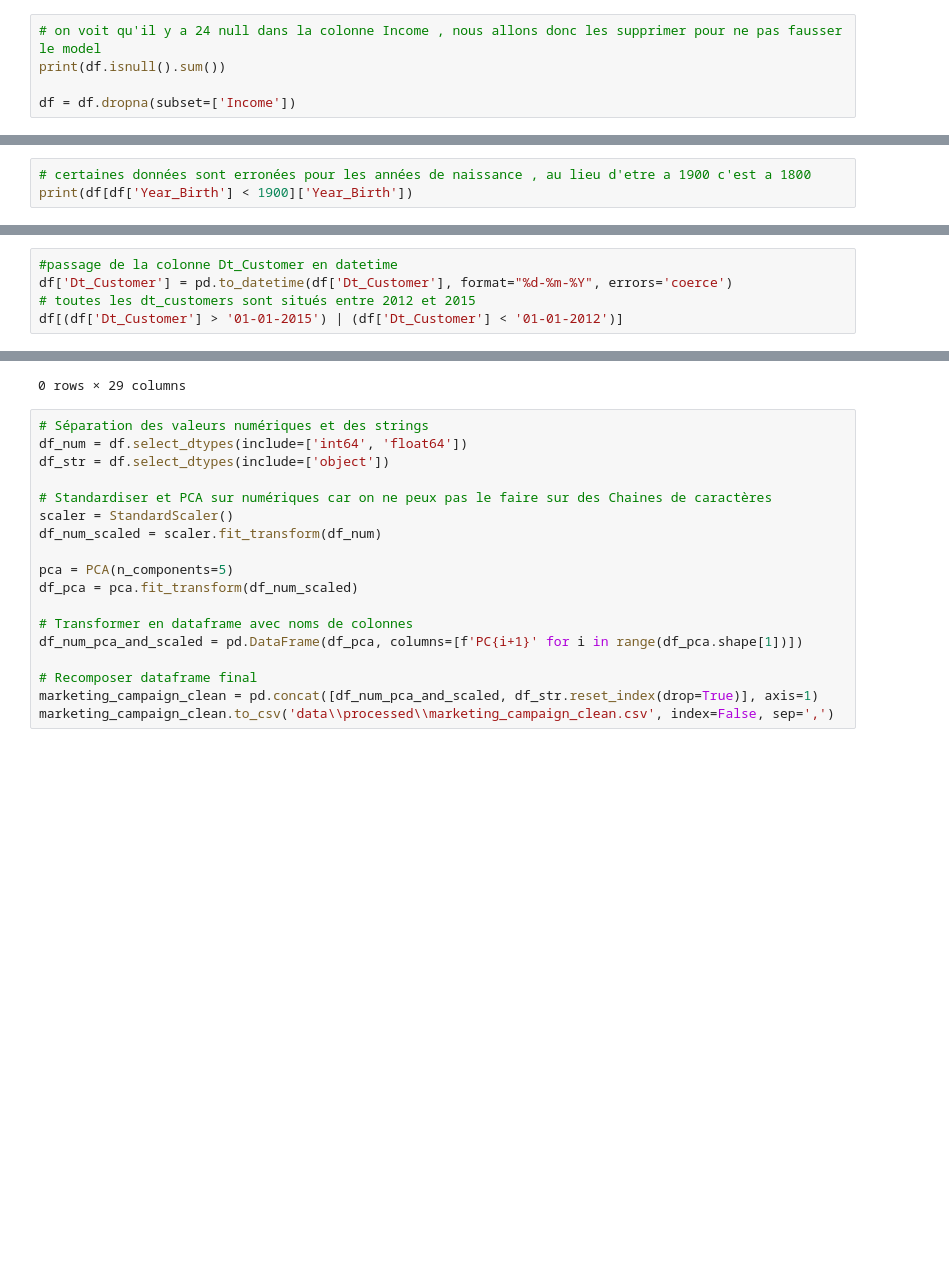
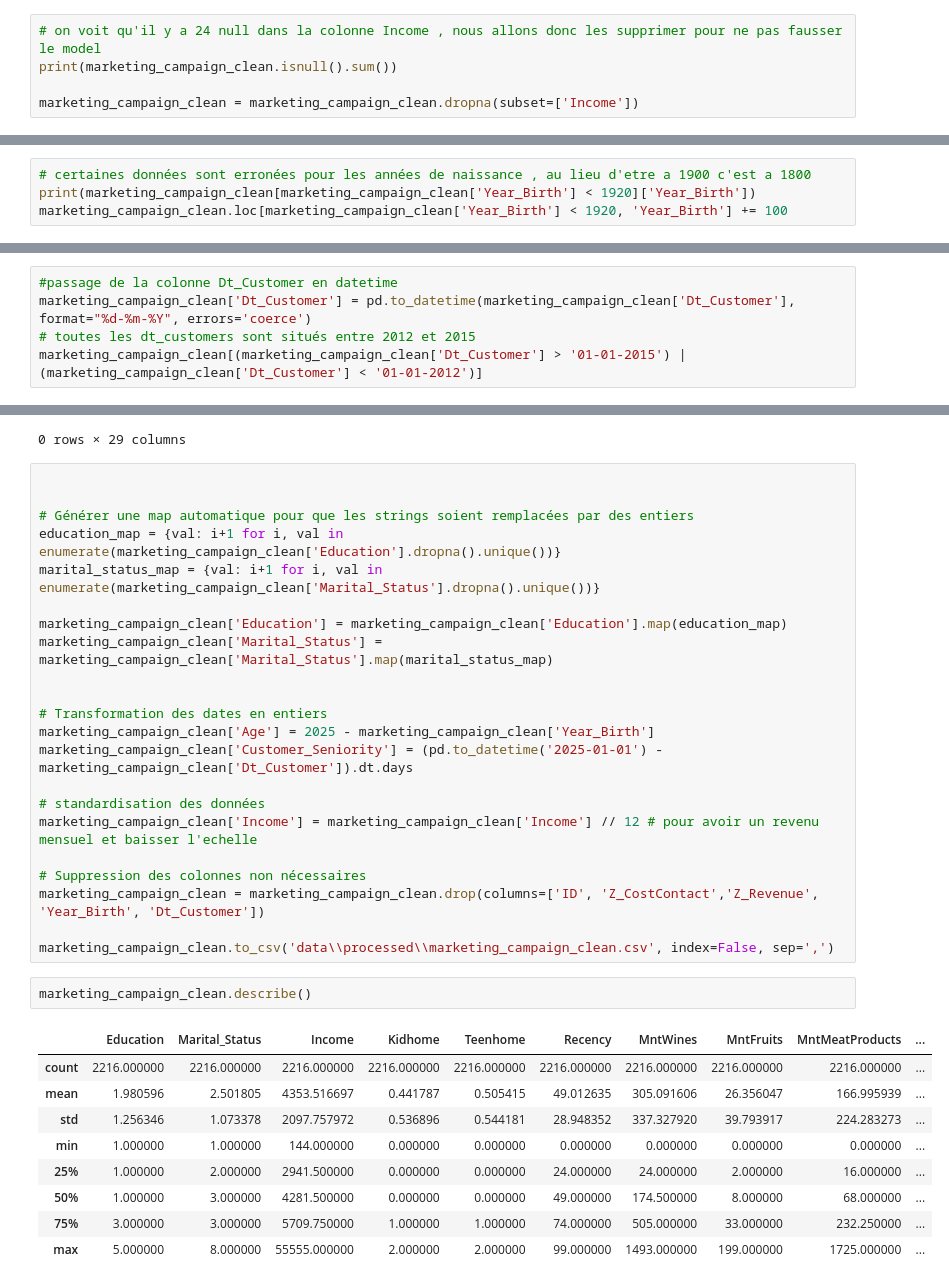
Before and after one commit to bruno-coulet/customer-personality-analysis, a Jupyter notebook: exploration.ipynb, the cells around one changed output, grey strips where cells are left out. Saved outputs shown, nothing was run; the diff lists cells and outputs as text; blank space fills up the shorter version.

```diff
--- a/exploration.ipynb
+++ b/exploration.ipynb
@@ -35,8 +50,8 @@ memory usage: 507.6+ KB
 # %%
 # on voit qu'il y a 24 null dans la colonne Income , nous allons donc les supprimer pour ne pas fausser le model
-print(df.isnull().sum())
+print(marketing_campaign_clean.isnull().sum())
 
-df = df.dropna(subset=['Income'])
+marketing_campaign_clean = marketing_campaign_clean.dropna(subset=['Income'])
 # %% [output]
 ID                      0
 Year_Birth              0
@@ -57,5 +72,6 @@ Response                0
 dtype: int64
 # %%
 # certaines données sont erronées pour les années de naissance , au lieu d'etre a 1900 c'est a 1800
-print(df[df['Year_Birth'] < 1900]['Year_Birth'])
+print(marketing_campaign_clean[marketing_campaign_clean['Year_Birth'] < 1920]['Year_Birth'])
+marketing_campaign_clean.loc[marketing_campaign_clean['Year_Birth'] < 1920, 'Year_Birth'] += 100
 # %% [output]
@@ -64,27 +81,43 @@ print(df[df['Year_Birth'] < 1900]['Year_Birth'])
 Name: Year_Birth, dtype: int64
 # %%
 #passage de la colonne Dt_Customer en datetime
-df['Dt_Customer'] = pd.to_datetime(df['Dt_Customer'], format="%d-%m-%Y", errors='coerce')
+marketing_campaign_clean['Dt_Customer'] = pd.to_datetime(marketing_campaign_clean['Dt_Customer'], format="%d-%m-%Y", errors='coerce')
 # toutes les dt_customers sont situés entre 2012 et 2015
-df[(df['Dt_Customer'] > '01-01-2015') | (df['Dt_Customer'] < '01-01-2012')]
+marketing_campaign_clean[(marketing_campaign_clean['Dt_Customer'] > '01-01-2015') | (marketing_campaign_clean['Dt_Customer'] < '01-01-2012')]
 # %% [output]
 |  | ID | Year_Birth | Education | Marital_Status | Income | Kidhome | Teenhome | Dt_Customer | Recency | ... |
 0 rows × 29 columns
 # %%
-# Séparation des valeurs numériques et des strings
-df_num = df.select_dtypes(include=['int64', 'float64'])
-df_str = df.select_dtypes(include=['object'])
 
-# Standardiser et PCA sur numériques car on ne peux pas le faire sur des Chaines de caractères
-scaler = StandardScaler()
-df_num_scaled = scaler.fit_transform(df_num)
 
-pca = PCA(n_components=5)
-df_pca = pca.fit_transform(df_num_scaled)
+# Générer une map automatique pour que les strings soient remplacées par des entiers
+education_map = {val: i+1 for i, val in enumerate(marketing_campaign_clean['Education'].dropna().unique())}
+marital_status_map = {val: i+1 for i, val in enumerate(marketing_campaign_clean['Marital_Status'].dropna().unique())}
 
-# Transformer en dataframe avec noms de colonnes
-df_num_pca_and_scaled = pd.DataFrame(df_pca, columns=[f'PC{i+1}' for i in range(df_pca.shape[1])])
+marketing_campaign_clean['Education'] = marketing_campaign_clean['Education'].map(education_map)
+marketing_campaign_clean['Marital_Status'] = marketing_campaign_clean['Marital_Status'].map(marital_status_map)
 
-# Recomposer dataframe final
-marketing_campaign_clean = pd.concat([df_num_pca_and_scaled, df_str.reset_index(drop=True)], axis=1)
+
+# Transformation des dates en entiers
+marketing_campaign_clean['Age'] = 2025 - marketing_campaign_clean['Year_Birth']
+marketing_campaign_clean['Customer_Seniority'] = (pd.to_datetime('2025-01-01') - marketing_campaign_clean['Dt_Customer']).dt.days
+
+# standardisation des données
+marketing_campaign_clean['Income'] = marketing_campaign_clean['Income'] // 12 # pour avoir un revenu mensuel et baisser l'echelle
+
+# Suppression des colonnes non nécessaires
+marketing_campaign_clean = marketing_campaign_clean.drop(columns=['ID', 'Z_CostContact','Z_Revenue', 'Year_Birth', 'Dt_Customer'])
+
 marketing_campaign_clean.to_csv('data\\processed\\marketing_campaign_clean.csv', index=False, sep=',')
+# %%
+marketing_campaign_clean.describe()
+# %% [output]
+|  | Education | Marital_Status | Income | Kidhome | Teenhome | Recency | MntWines | MntFruits | MntMeatProducts | ... |
+| count | 2216.000000 | 2216.000000 | 2216.000000 | 2216.000000 | 2216.000000 | 2216.000000 | 2216.000000 | 2216.000000 | 2216.000000 | ... |
+| mean | 1.980596 | 2.501805 | 4353.516697 | 0.441787 | 0.505415 | 49.012635 | 305.091606 | 26.356047 | 166.995939 | ... |
+| std | 1.256346 | 1.073378 | 2097.757972 | 0.536896 | 0.544181 | 28.948352 | 337.327920 | 39.793917 | 224.283273 | ... |
+| min | 1.000000 | 1.000000 | 144.000000 | 0.000000 | 0.000000 | 0.000000 | 0.000000 | 0.000000 | 0.000000 | ... |
+| 25% | 1.000000 | 2.000000 | 2941.500000 | 0.000000 | 0.000000 | 24.000000 | 24.000000 | 2.000000 | 16.000000 | ... |
+| 50% | 1.000000 | 3.000000 | 4281.500000 | 0.000000 | 0.000000 | 49.000000 | 174.500000 | 8.000000 | 68.000000 | ... |
+| 75% | 3.000000 | 3.000000 | 5709.750000 | 1.000000 | 1.000000 | 74.000000 | 505.000000 | 33.000000 | 232.250000 | ... |
+| max | 5.000000 | 8.000000 | 55555.000000 | 2.000000 | 2.000000 | 99.000000 | 1493.000000 | 199.000000 | 1725.000000 | ... |
```
Also changed, not shown: parts of 6 cells of this notebook, 1 other file.
